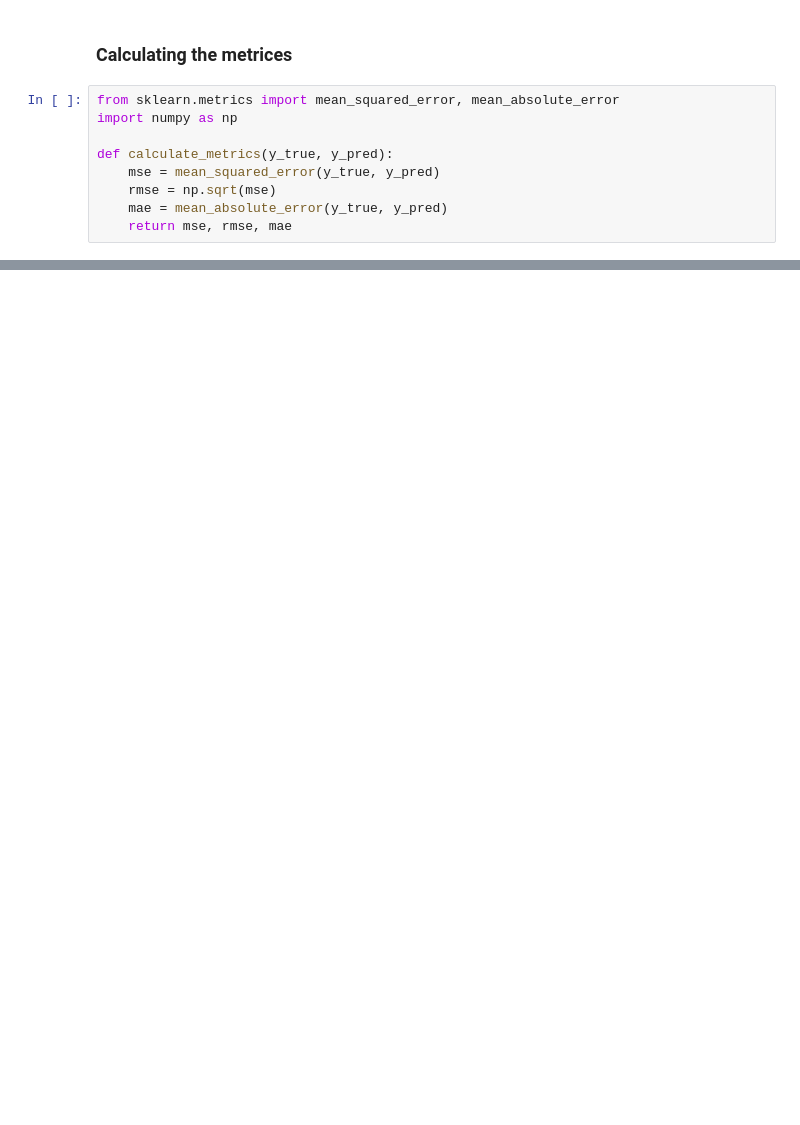
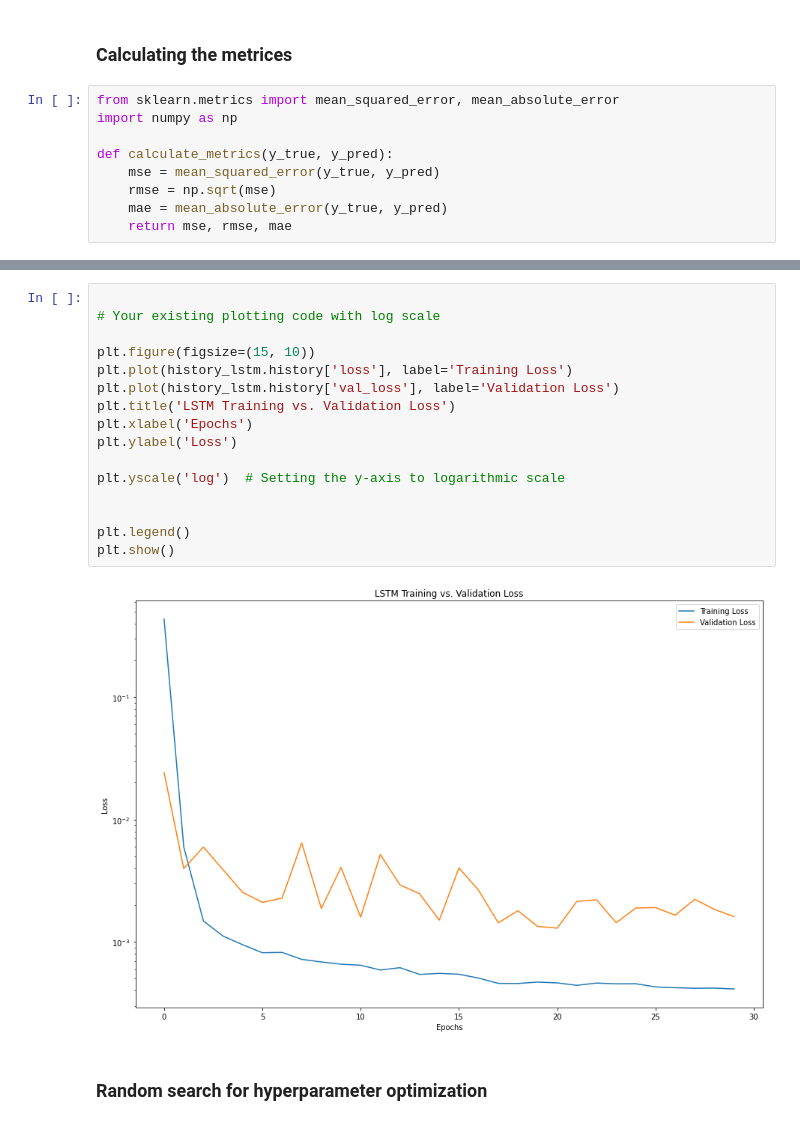
Before and after one commit to asimMahat/Stock-Market-Prediction, a Jupyter notebook: LSTM.ipynb, the cells around one changed output, grey strips where cells are left out. Drawn from its saved outputs; the diff is of its cells as text; blank space fills up the shorter version.

```diff
--- a/LSTM.ipynb
+++ b/LSTM.ipynb
@@ -464,0 +333,20 @@ New LSTM Model - MSE: 280922.7482, RMSE: 530.0215, MAE: 234.7550
+# %%
+
+# Your existing plotting code with log scale
+
+plt.figure(figsize=(15, 10))
+plt.plot(history_lstm.history['loss'], label='Training Loss')
+plt.plot(history_lstm.history['val_loss'], label='Validation Loss')
+plt.title('LSTM Training vs. Validation Loss')
+plt.xlabel('Epochs')
+plt.ylabel('Loss')
+
+plt.yscale('log')  # Setting the y-axis to logarithmic scale
+
+
+plt.legend()
+plt.show()
+# %% [output]
+[figure, added]
+# %% [markdown]
+### Random search for hyperparameter optimization
```
Also changed, not shown: parts of 71 cells of this notebook, 1 other file.
